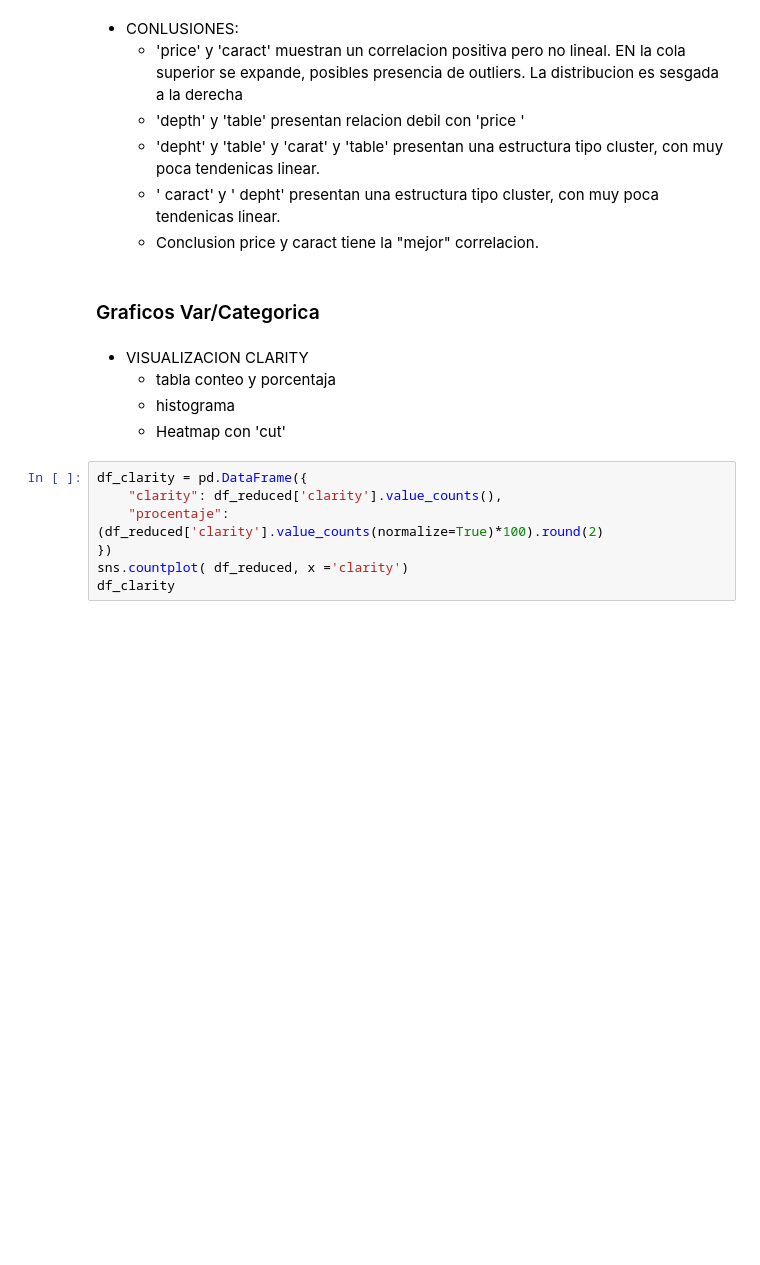
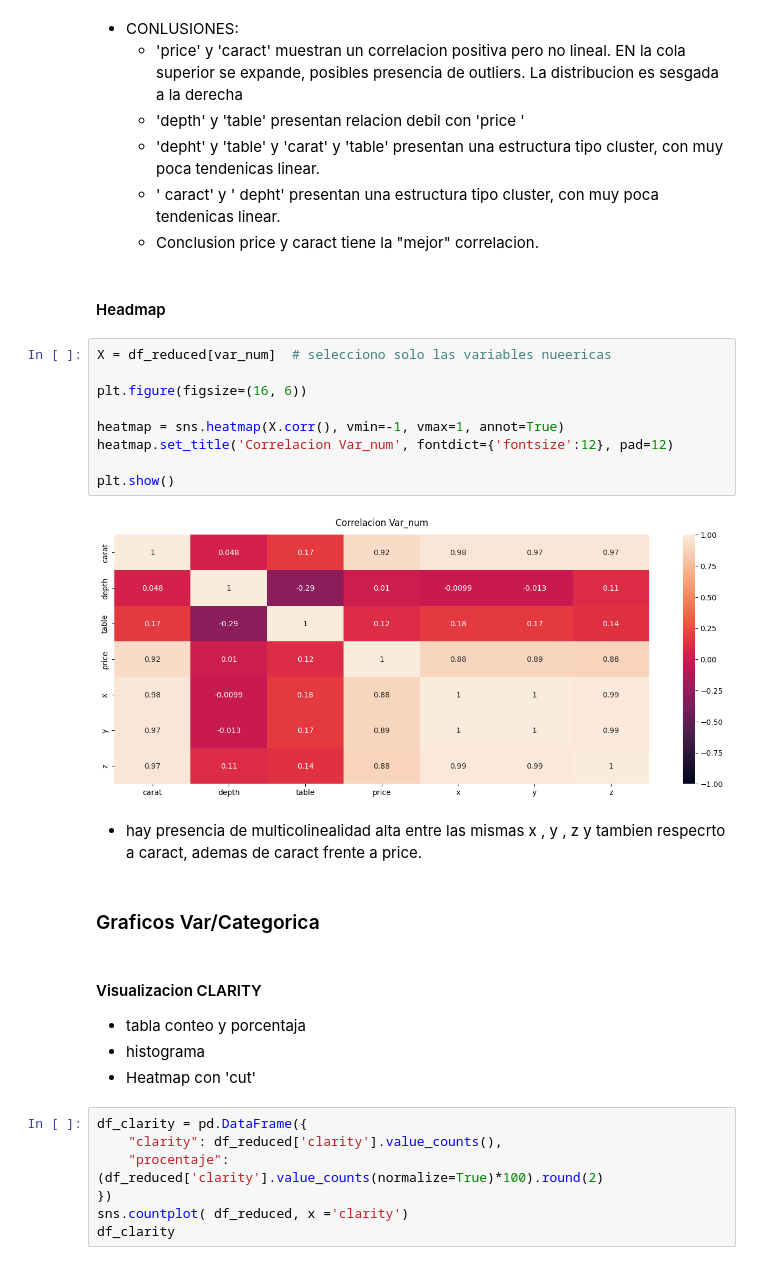
Before and after one commit to MarcoCasSir/LaboratorioDataScience, a Jupyter notebook: act4/diamonds_marco_casati.ipynb, the cells around one changed output. Saved outputs shown, nothing was run; the diff lists cells and outputs as text; blank space fills up the shorter version.

```diff
--- a/act4/diamonds_marco_casati.ipynb
+++ b/act4/diamonds_marco_casati.ipynb
@@ -471,10 +504,25 @@ plt.show()
   - 'depht' y 'table' y 'carat' y 'table' presentan una estructura tipo cluster, con muy poca tendenicas linear.
   - ' caract' y ' depht' presentan una estructura tipo cluster, con muy poca tendenicas linear.
   - Conclusion price y caract tiene la "mejor" correlacion.
+# %% [markdown]
+#### Headmap
+# %%
+X = df_reduced[var_num]  # selecciono solo las variables nueericas
+
+plt.figure(figsize=(16, 6))
+
+heatmap = sns.heatmap(X.corr(), vmin=-1, vmax=1, annot=True)
+heatmap.set_title('Correlacion Var_num', fontdict={'fontsize':12}, pad=12)
+
+plt.show()
+# %% [output]
+[figure, added]
+# %% [markdown]
+- hay presencia de multicolinealidad alta entre las mismas  x , y , z  y  tambien respecrto a caract, ademas de caract frente a price.
 # %% [markdown]
 ### Graficos Var/Categorica
 # %% [markdown]
-- VISUALIZACION CLARITY
+#### Visualizacion CLARITY
    - tabla conteo y porcentaja
    - histograma
    - Heatmap  con 'cut'
```
Also changed, not shown: parts of 16 cells of this notebook.
